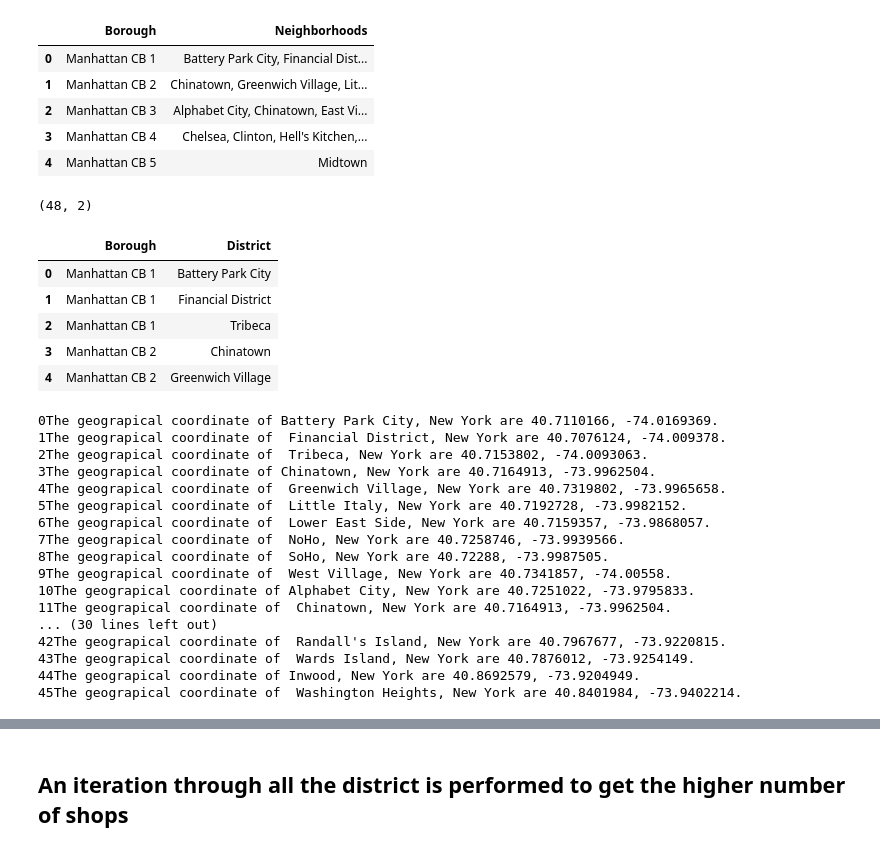
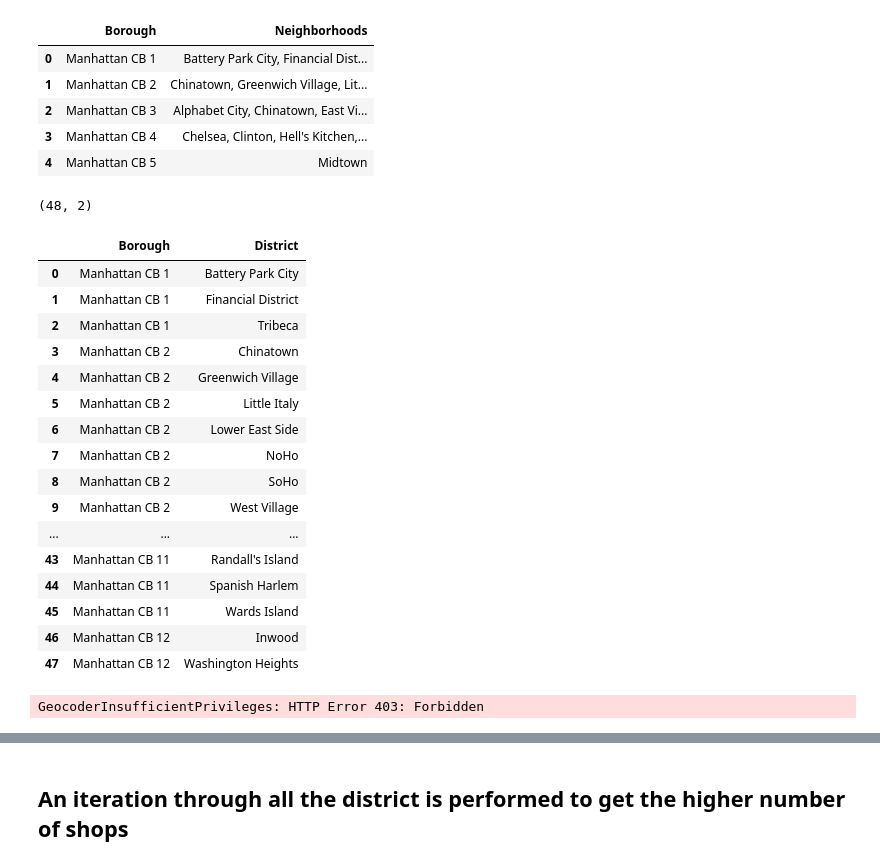
Before and after one commit to GUC83/github-coursera, a Jupyter notebook: the Battle of Neighborhoods.ipynb, the cells around one changed output, grey strips where cells are left out. Drawn from its saved outputs; the diff is of its cells as text; code cells hidden in the pictures.

```diff
--- a/the Battle of Neighborhoods.ipynb
+++ b/the Battle of Neighborhoods.ipynb
@@ -324,17 +323,28 @@ NY.head()
 # %%
 # Separating the districts in different rows
 NY = pd.DataFrame(NY.Neighborhoods.str.split(',').tolist(), index=NY.Borough.astype('object')).stack()
 
 NY = NY.reset_index([0, 'Borough'])
 
 NY.columns = ['Borough', 'District']
 print(NY.shape)
-NY.head()
+NY.head(50)
 # %% [output]
 (48, 2)
 |  | Borough | District |
 | 0 | Manhattan CB 1 | Battery Park City |
 | 1 | Manhattan CB 1 | Financial District |
 | 2 | Manhattan CB 1 | Tribeca |
 | 3 | Manhattan CB 2 | Chinatown |
 | 4 | Manhattan CB 2 | Greenwich Village |
+| 5 | Manhattan CB 2 | Little Italy |
+| 6 | Manhattan CB 2 | Lower East Side |
+| 7 | Manhattan CB 2 | NoHo |
+| 8 | Manhattan CB 2 | SoHo |
+| 9 | Manhattan CB 2 | West Village |
+| ... | ... | ... |
+| 43 | Manhattan CB 11 | Randall's Island |
+| 44 | Manhattan CB 11 | Spanish Harlem |
+| 45 | Manhattan CB 11 | Wards Island |
+| 46 | Manhattan CB 12 | Inwood |
+| 47 | Manhattan CB 12 | Washington Heights |
@@ -348,7 +356,7 @@ long = []
 from geopy.extra.rate_limiter import RateLimiter
 geocode = RateLimiter(geolocator.geocode, min_delay_seconds= 1)
 # %%
-for i in np.arange(0,NY.shape[0]):
+for i in NY.index:
     address = NY['District'].values[i] + ', New York'
     geolocator = Nominatim(user_agent="specify_your_app_name_here",timeout=None)
     location = geolocator.geocode(address)
@@ -358,23 +366,7 @@ for i in np.arange(0,NY.shape[0]):
     lat.append(latitude)
     long.append(longitude)
 # %% [output]
-0The geograpical coordinate of Battery Park City, New York are 40.7110166, -74.0169369.
-1The geograpical coordinate of  Financial District, New York are 40.7076124, -74.009378.
-2The geograpical coordinate of  Tribeca, New York are 40.7153802, -74.0093063.
-3The geograpical coordinate of Chinatown, New York are 40.7164913, -73.9962504.
-4The geograpical coordinate of  Greenwich Village, New York are 40.7319802, -73.9965658.
-5The geograpical coordinate of  Little Italy, New York are 40.7192728, -73.9982152.
-6The geograpical coordinate of  Lower East Side, New York are 40.7159357, -73.9868057.
-7The geograpical coordinate of  NoHo, New York are 40.7258746, -73.9939566.
-8The geograpical coordinate of  SoHo, New York are 40.72288, -73.9987505.
-9The geograpical coordinate of  West Village, New York are 40.7341857, -74.00558.
-10The geograpical coordinate of Alphabet City, New York are 40.7251022, -73.9795833.
-11The geograpical coordinate of  Chinatown, New York are 40.7164913, -73.9962504.
-... (30 lines left out)
-42The geograpical coordinate of  Randall's Island, New York are 40.7967677, -73.9220815.
-43The geograpical coordinate of  Wards Island, New York are 40.7876012, -73.9254149.
-44The geograpical coordinate of Inwood, New York are 40.8692579, -73.9204949.
-45The geograpical coordinate of  Washington Heights, New York are 40.8401984, -73.9402214.
+GeocoderInsufficientPrivileges: HTTP Error 403: Forbidden
 # %%
 # Inserting latitude and longitude in the DF
 NY['latitude'] = lat
```
Also changed, not shown: parts of 17 cells of this notebook.
